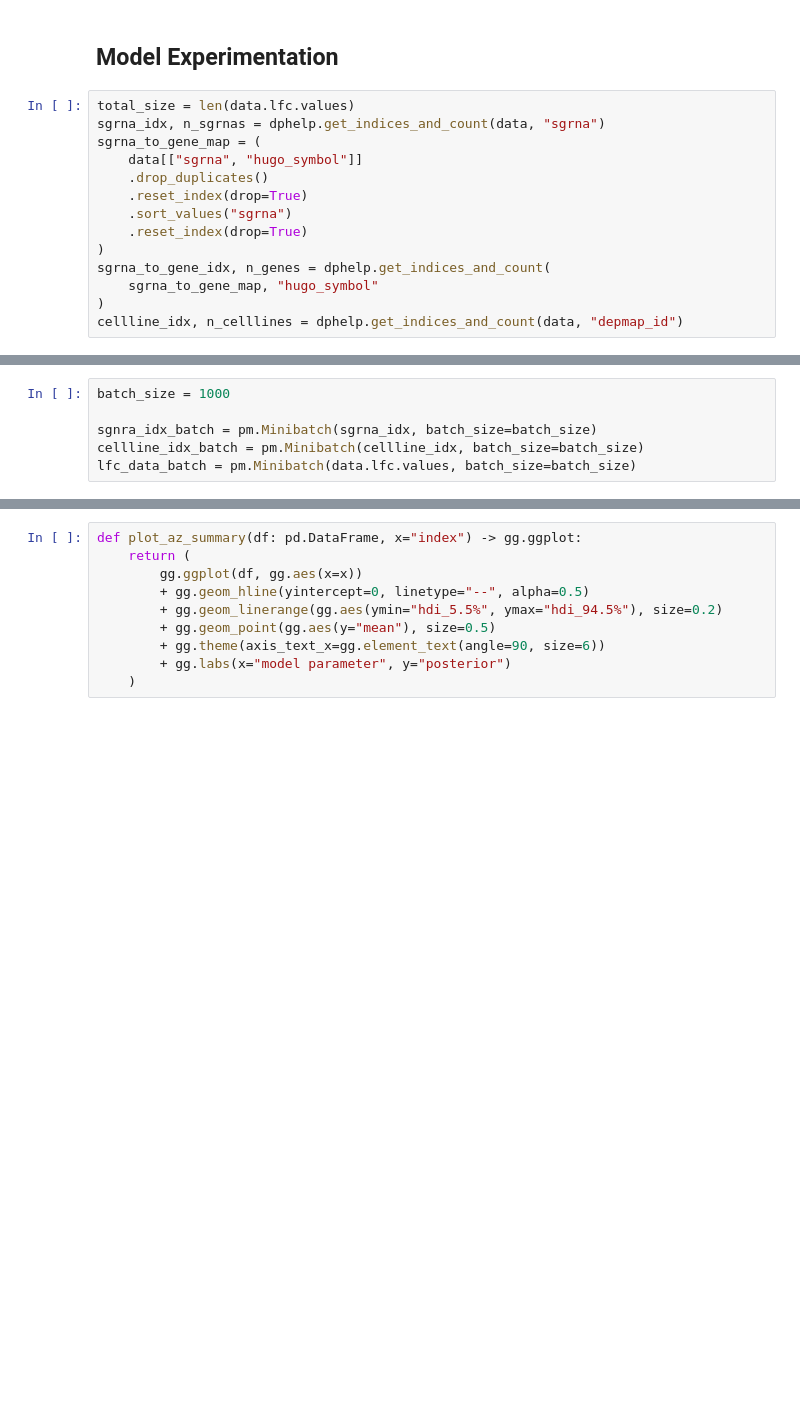
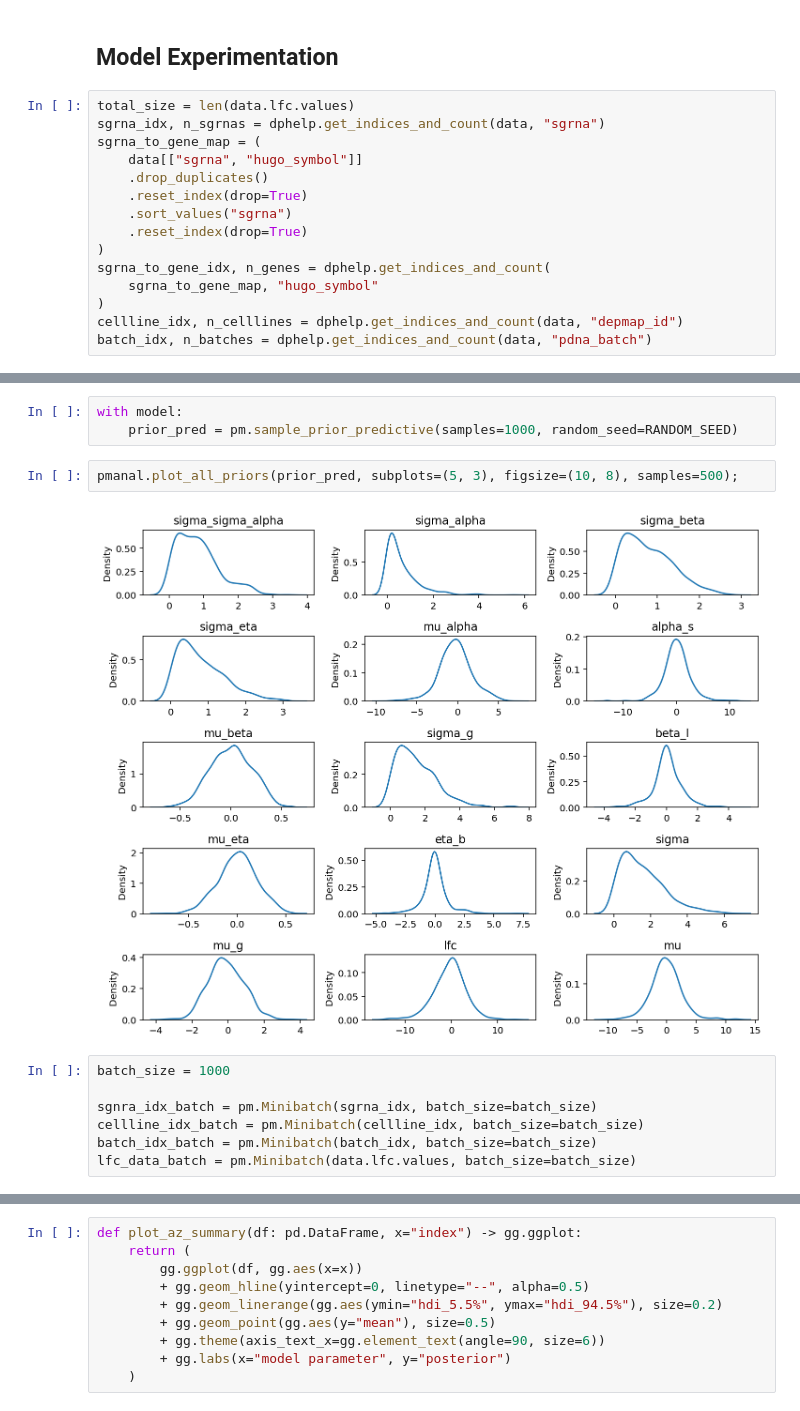
Before and after one commit to Kevin-Haigis-Lab/speclet, a Jupyter notebook: analysis/015_010_model-design.ipynb, the cells around one changed output, grey strips where cells are left out. Cells and saved outputs as stored; diff of their text form; blank space fills up the shorter version.

```diff
--- a/analysis/015_010_model-design.ipynb
+++ b/analysis/015_010_model-design.ipynb
@@ -63,6 +64,7 @@ sgrna_to_gene_idx, n_genes = dphelp.get_indices_and_count(
     sgrna_to_gene_map, "hugo_symbol"
 )
 cellline_idx, n_celllines = dphelp.get_indices_and_count(data, "depmap_id")
+batch_idx, n_batches = dphelp.get_indices_and_count(data, "pdna_batch")
 # %%
 sgrna_idx_shared = theano.shared(sgrna_idx)
 sgrna_to_gene_idx_shared = theano.shared(sgrna_to_gene_idx)
@@ -96,11 +107,19 @@ with pm.Model() as model:
 pm.model_to_graphviz(model)
 # %% [output]
 [drawing not drawn]
+# %%
+with model:
+    prior_pred = pm.sample_prior_predictive(samples=1000, random_seed=RANDOM_SEED)
+# %%
+pmanal.plot_all_priors(prior_pred, subplots=(5, 3), figsize=(10, 8), samples=500);
+# %% [output]
+[figure, added]
 # %%
 batch_size = 1000
 
 sgnra_idx_batch = pm.Minibatch(sgrna_idx, batch_size=batch_size)
 cellline_idx_batch = pm.Minibatch(cellline_idx, batch_size=batch_size)
+batch_idx_batch = pm.Minibatch(batch_idx, batch_size=batch_size)
 lfc_data_batch = pm.Minibatch(data.lfc.values, batch_size=batch_size)
 # %%
 meanfield = pymc3_sampling_api.pymc3_advi_approximation_procedure(
```
Also changed, not shown: parts of 14 cells of this notebook, 11 other files.
